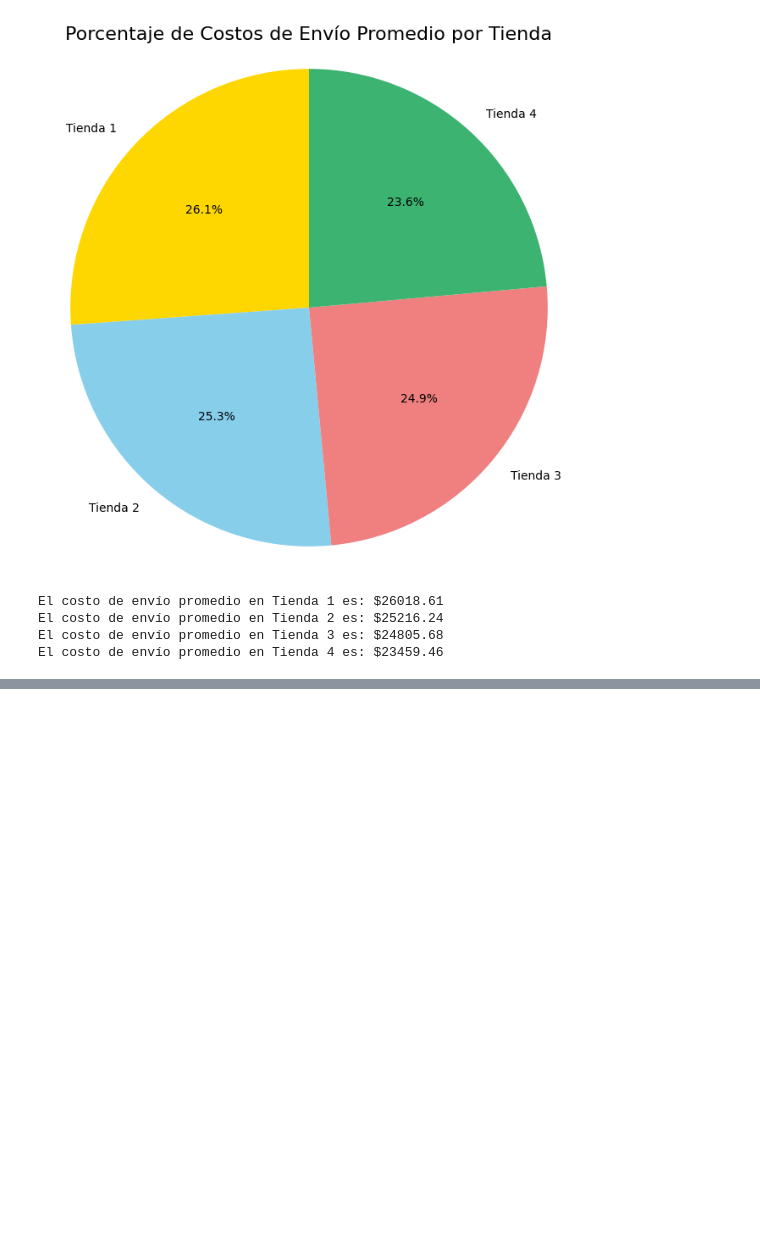
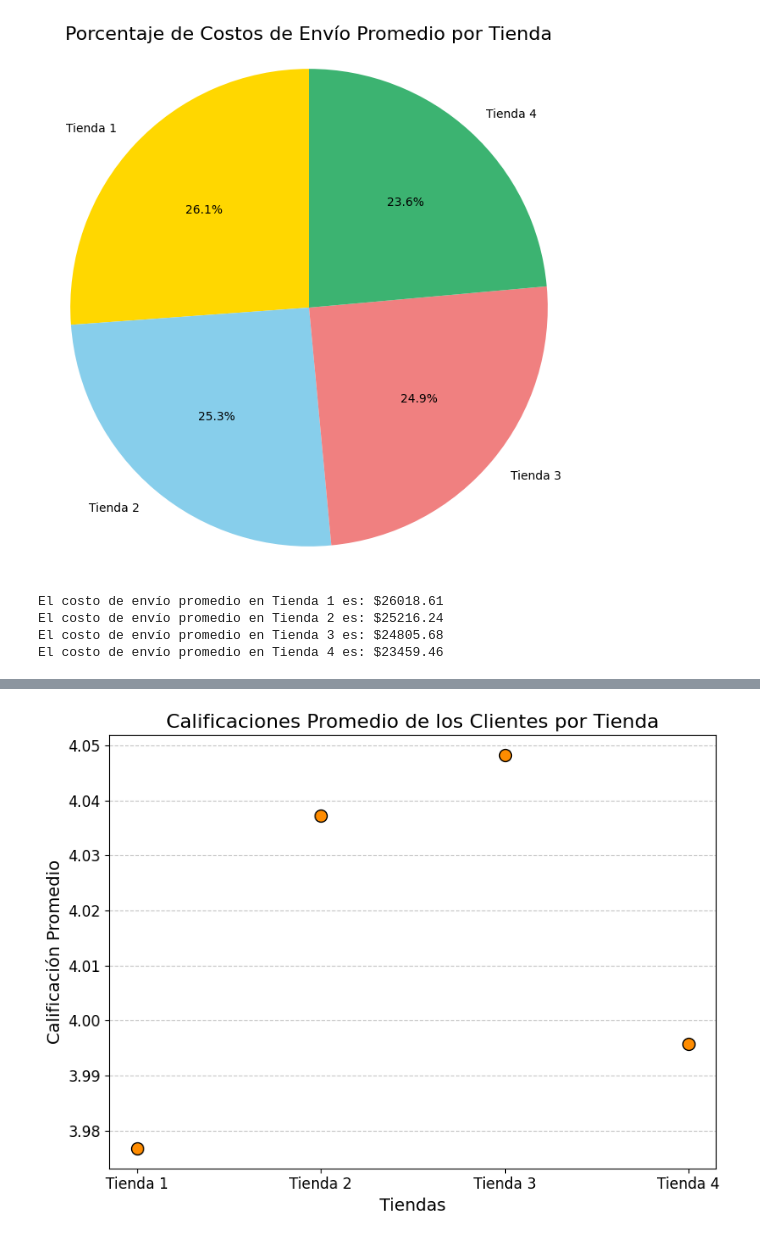
Before and after one commit to arletteGuerrero12/Challenge_Alura_store, a Jupyter notebook: AluraStoreLatam.ipynb, the cells around one changed output, grey strips where cells are left out. Cells and saved outputs as stored; diff of their text form; code cells hidden in the pictures; blank space fills up the shorter version.

```diff
--- a/AluraStoreLatam.ipynb
+++ b/AluraStoreLatam.ipynb
@@ -280,0 +335,22 @@ El costo de envío promedio en Tienda 4 es: $23459.46
+# %%
+# Calificaciones promedio
+calificaciones_promedio = [
+    tienda['Calificación'].mean(),
+    tienda2['Calificación'].mean(),
+    tienda3['Calificación'].mean(),
+    tienda4['Calificación'].mean()
+]
+
+# Crear gráfico de dispersión
+plt.figure(figsize=(8, 6))
+plt.scatter(tiendas, calificaciones_promedio, color='darkorange', s=100, edgecolors='black')
+plt.title('Calificaciones Promedio de los Clientes por Tienda', fontsize=16)
+plt.xlabel('Tiendas', fontsize=14)
+plt.ylabel('Calificación Promedio', fontsize=14)
+plt.xticks(fontsize=12)
+plt.yticks(fontsize=12)
+plt.grid(axis='y', linestyle='--', alpha=0.7)
+plt.tight_layout()
+plt.show()
+# %% [output]
+[figure, added]
```
Also changed, not shown: parts of 7 cells of this notebook.
